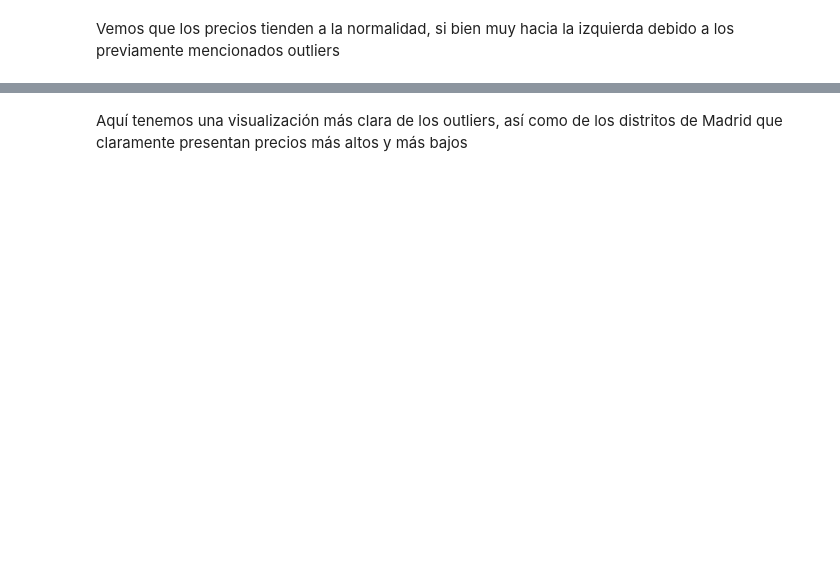
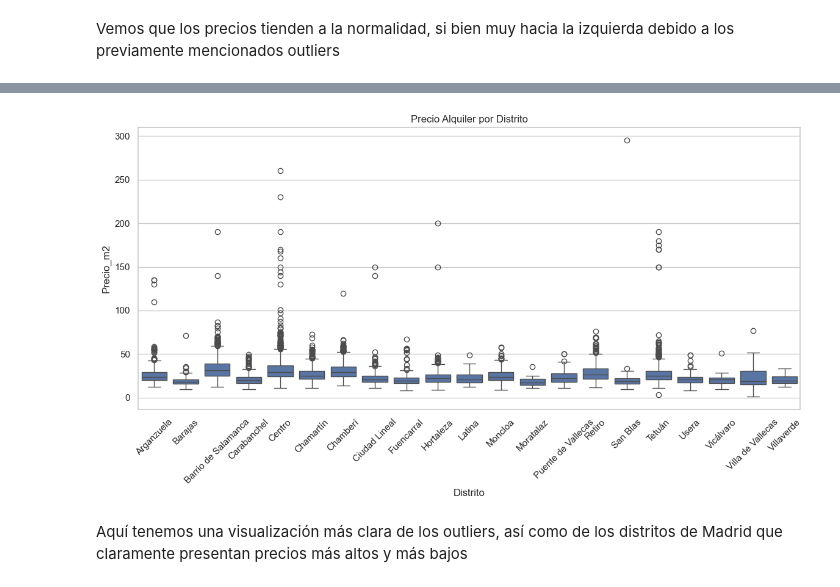
Before and after one commit to UCM-GIDIA-PD1/c2526-R2, a Jupyter notebook: src/4_Analisis/analisis_estadistico.ipynb, the cells around one changed output, grey strips where cells are left out. Cells and saved outputs as stored; diff of their text form; code cells hidden in the pictures; blank space fills up the shorter version.

```diff
--- a/src/4_Analisis/analisis_estadistico.ipynb
+++ b/src/4_Analisis/analisis_estadistico.ipynb
@@ -114,12 +140,14 @@ plt.show()
 # %%
 top_barrios = df_alquiler["Distrito"].value_counts().index
 
 plt.figure(figsize=(14,6))
 sns.boxplot(data=df_alquiler[df_alquiler["Distrito"].isin(top_barrios)],
-            x="Distrito", y="Precio/Superficie")
+            x="Distrito", y="Precio_m2")
 
 plt.xticks(rotation=45)
 plt.title("Precio Alquiler por Distrito")
 plt.show()
+# %% [output]
+[figure, added]
 # %% [markdown]
 Aquí tenemos una visualización más clara de los outliers, así como de los distritos de Madrid que claramente presentan precios más altos y más bajos
```
Also changed, not shown: parts of 36 cells of this notebook, 5 other files.
